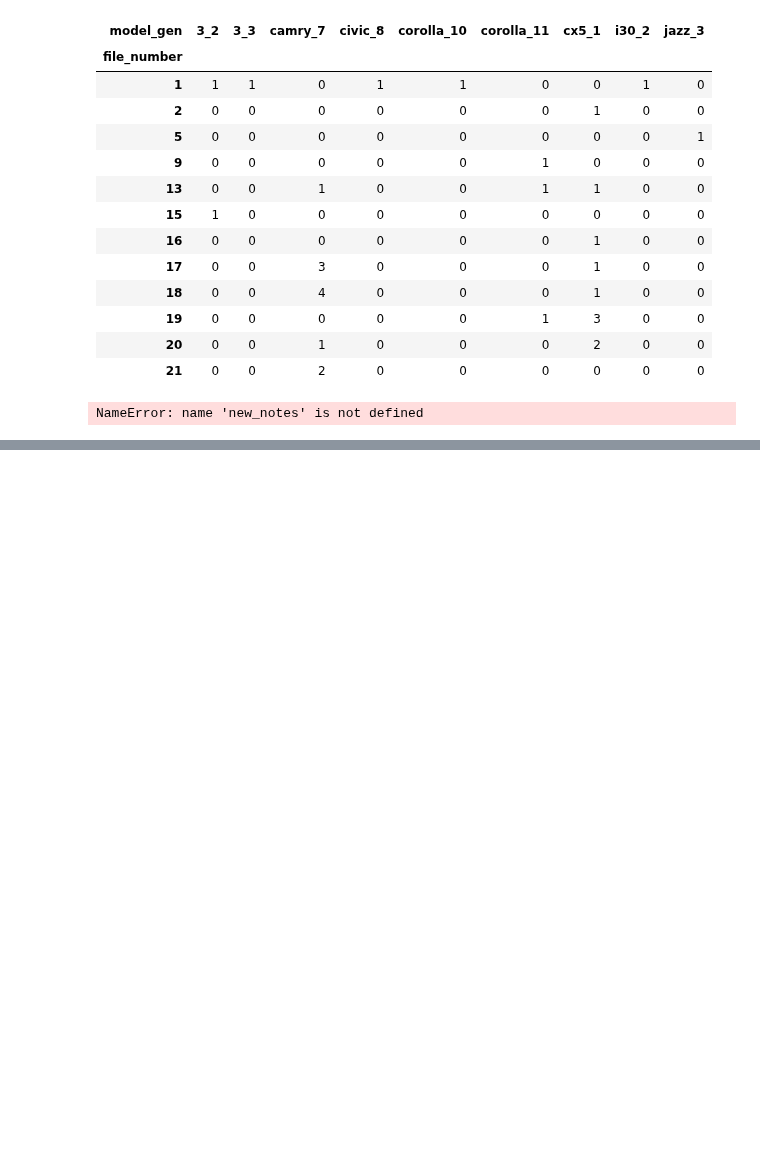
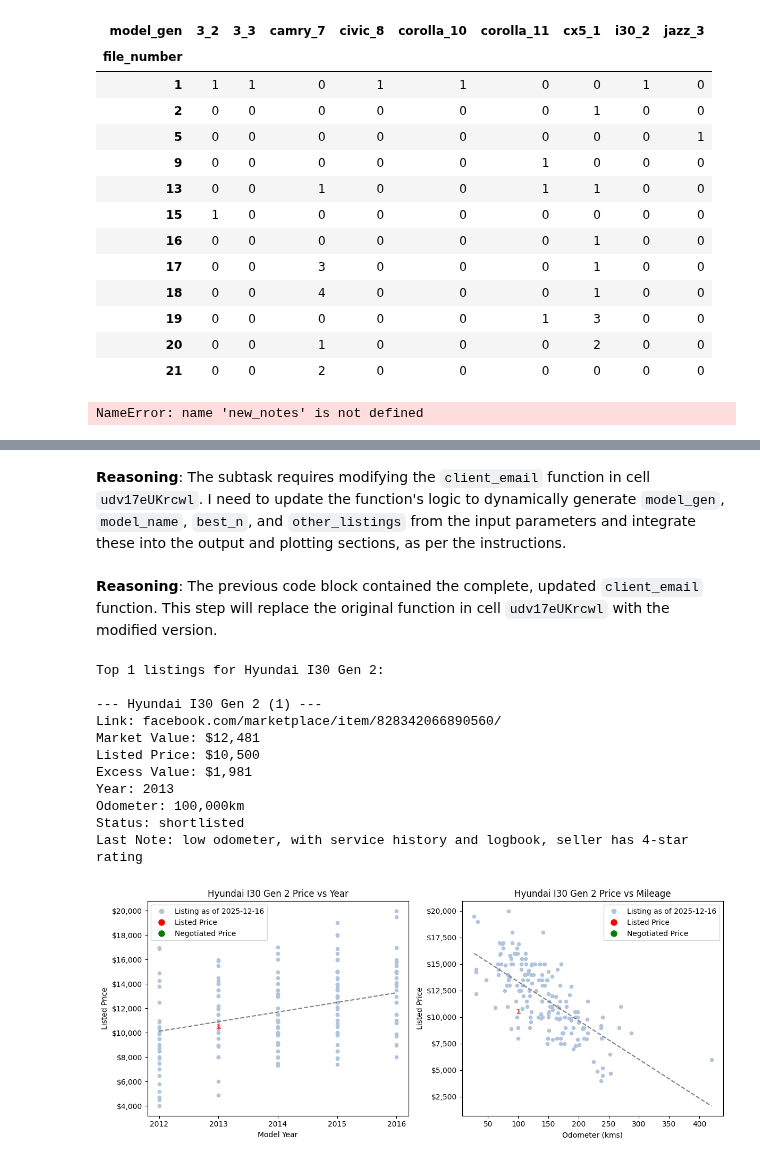
Before and after one commit to imrogerjiang/market_analysis_v2, a Jupyter notebook: Market Analysis V2.ipynb, the cells around one changed output, grey strips where cells are left out. Cells and saved outputs as stored; diff of their text form; code cells hidden in the pictures; blank space fills up the shorter version.

```diff
--- a/Market Analysis V2.ipynb
+++ b/Market Analysis V2.ipynb
@@ -1068,10 +1197,11 @@ def write_yaml(listings_to_print: List[str], listings_lr: pd.DataFrame, allocati
 
         # Create a dictionary named listing_data with the specified order and format
         listing_data = {
+            'seller': to_python_type(row['seller']),
             'title': f"{to_python_type(row['year'])}, {to_python_type(row['model_gen'])}, {int(to_python_type(row['odometer']))}k",
-            'seller': to_python_type(row['seller']), # Modified to use seller
             'listed_price': to_python_type(row['listed_price']),
-            'excess_value': int(to_python_type(row['excess_value'])), # Convert to int here
+            'excess_value': int(to_python_type(row['excess_value'])),
+            'date_scraped': to_python_type(row['date_scraped']),
             'href': to_python_type(row['href'])
         }
 
@@ -1642,12 +1772,10 @@ clients=[
 ]
 # %%
 # load dataframes
-gen_lookup = pd.read_csv("/content/drive/Shareddrives/market_analysis_v2/gen_lookup.csv")
-listings = pd.read_csv("/content/drive/Shareddrives/market_analysis_v2/listings.csv")
-notes = pd.read_csv("/content/drive/Shareddrives/market_analysis_v2/notes.csv", index_col=0)
-allocations = pd.read_csv("/content/drive/Shareddrives/market_analysis_v2/allocations.csv", index_col=0)
+gen_lookup = load_df("gen_lookup")
+listings = load_df("listings")
+notes = load_df("notes")
+allocations = load_df("allocations")
-# %%
-notes = pd.read_csv("/content/drive/Shareddrives/market_analysis_v2/notes.csv")#, index_col=0)
 # %%
 statuses = {
     None: "New car",
@@ -1707,0 +1830,5 @@ The YAML file 'shortlist.yaml' has been generated and prompted for download with
+# %%
+# Get best listing over x days
+n_days = 14
+date_as_str =(pd.Timestamp.today() - pd.Timedelta(days=n_days)).strftime("%Y-%m-%d")
+best_listings = get_best_listings(listings_lr, allocations, notes, clients, after_date=date_as_str)
@@ -1825,0 +1975,3 @@ temp[temp["last_status"]=="contacted"]
+# %% [markdown]
+**Reasoning**:
+The subtask requires modifying the `client_email` function in cell `udv17eUKrcwl`. I need to update the function's logic to dynamically generate `model_gen`, `model_name`, `best_n`, and `other_listings` from the input parameters and integrate these into the output and plotting sections, as per the instructions.
@@ -1825,0 +2184,3 @@ temp[temp["last_status"]=="contacted"]
+# %% [markdown]
+**Reasoning**:
+The previous code block contained the complete, updated `client_email` function. This step will replace the original function in cell `udv17eUKrcwl` with the modified version.
@@ -1825,0 +2398,15 @@ temp[temp["last_status"]=="contacted"]
+# %%
+client_email(["facebook.com/marketplace/item/828342066890560/"], listings_lr, coefficients, notes)
+# %% [output]
+Top 1 listings for Hyundai I30 Gen 2:
+
+--- Hyundai I30 Gen 2 (1) ---
+Link: facebook.com/marketplace/item/828342066890560/
+Market Value: $12,481
+Listed Price: $10,500
+Excess Value: $1,981
+Year: 2013
+Odometer: 100,000km
+Status: shortlisted
+Last Note: low odometer, with service history and logbook, seller has 4-star rating
+[figure, added]
```
Also changed, not shown: parts of 22 cells of this notebook.
